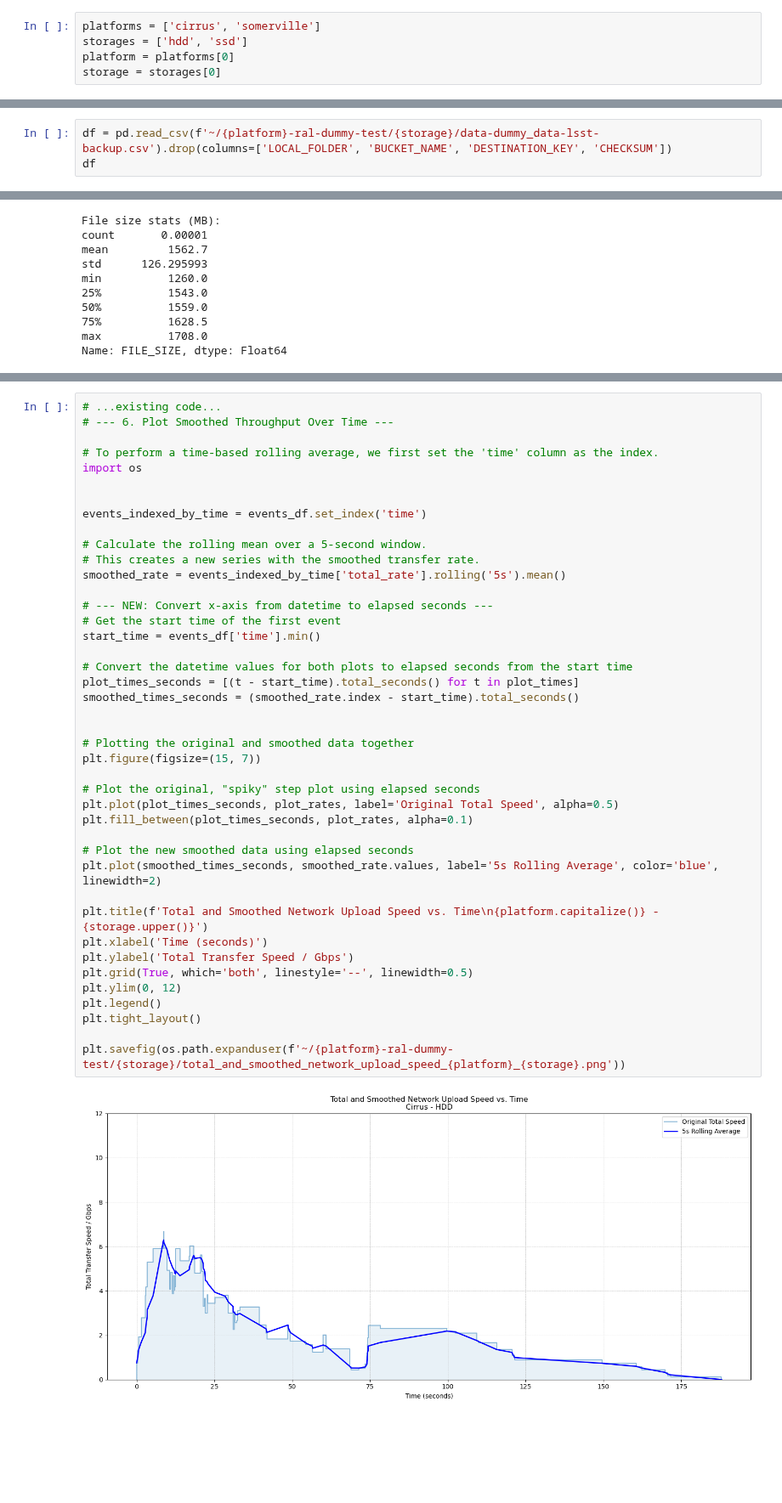
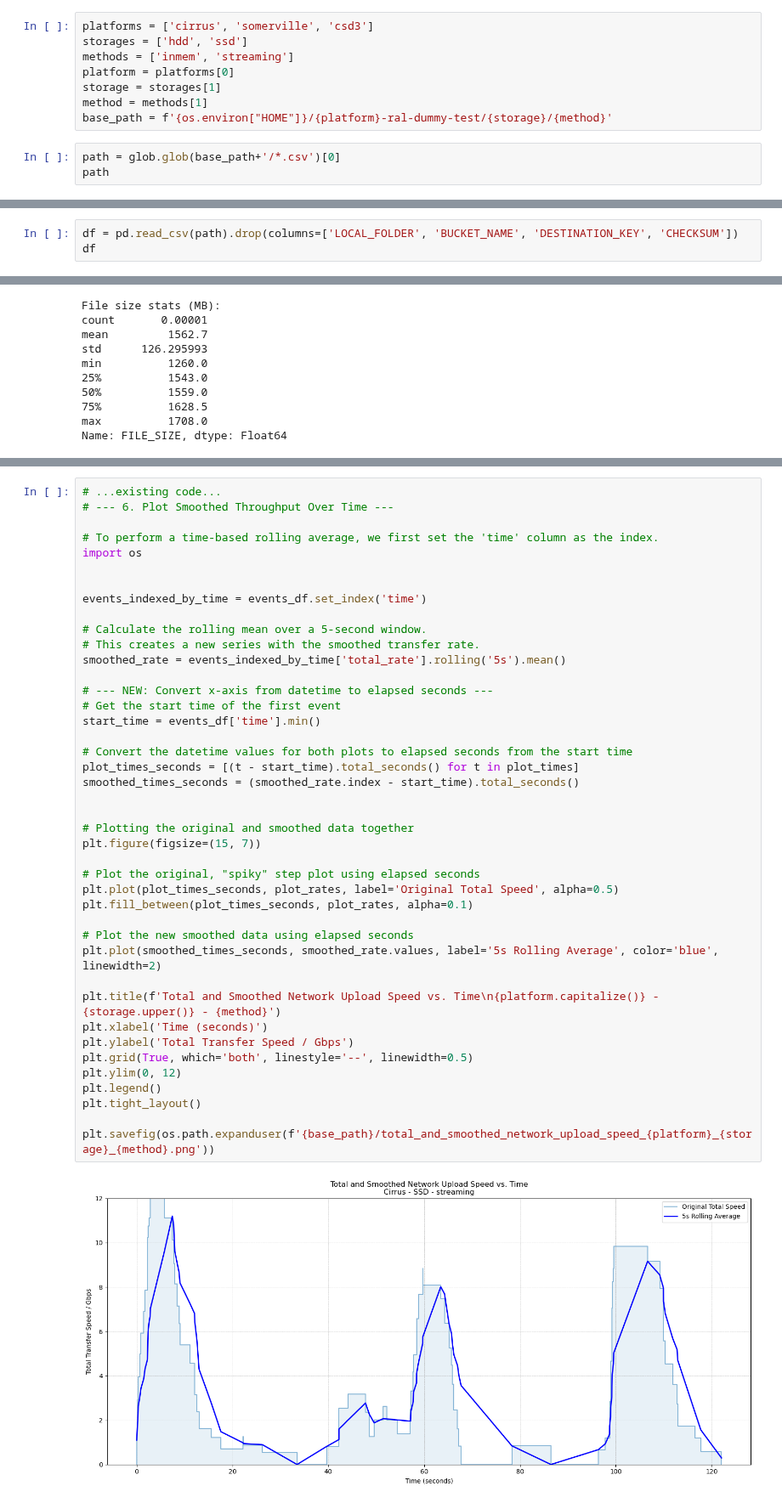
Before and after one commit to lsst-uk/csd3-echo-somerville, a Jupyter notebook: csd3-side/notebooks/transfer_speeds_from_log.ipynb, the cells around one changed output, grey strips where cells are left out. Shown at 85% size. Saved outputs shown, nothing was run; the diff lists cells and outputs as text; blank space fills up the shorter version.

```diff
--- a/csd3-side/notebooks/transfer_speeds_from_log.ipynb
+++ b/csd3-side/notebooks/transfer_speeds_from_log.ipynb
@@ -4,5 +6,11 @@ import matplotlib.pyplot as plt
 # %%
-platforms = ['cirrus', 'somerville']
+platforms = ['cirrus', 'somerville', 'csd3']
 storages = ['hdd', 'ssd']
+methods = ['inmem', 'streaming']
 platform = platforms[0]
-storage = storages[0]
+storage = storages[1]
+method = methods[1]
+base_path = f'{os.environ["HOME"]}/{platform}-ral-dummy-test/{storage}/{method}'
+# %%
+path = glob.glob(base_path+'/*.csv')[0]
+path
@@ -9,5 +19,5 @@ storage = storages[0]
 # %%
-df = pd.read_csv(f'~/{platform}-ral-dummy-test/{storage}/data-dummy_data-lsst-backup.csv').drop(columns=['LOCAL_FOLDER', 'BUCKET_NAME', 'DESTINATION_KEY', 'CHECKSUM'])
+df = pd.read_csv(path).drop(columns=['LOCAL_FOLDER', 'BUCKET_NAME', 'DESTINATION_KEY', 'CHECKSUM'])
 df
 # %% [output]
 |  | LOCAL_PATH | FILE_SIZE | ZIP_CONTENTS | FILES_PER_ZIP | UPLOAD_TIME | UPLOAD_START | UPLOAD_END |
@@ -562,33 +579,33 @@ events_indexed_by_time = events_df.set_index('time')
 # This creates a new series with the smoothed transfer rate.
 smoothed_rate = events_indexed_by_time['total_rate'].rolling('5s').mean()
 
 # --- NEW: Convert x-axis from datetime to elapsed seconds ---
 # Get the start time of the first event
 start_time = events_df['time'].min()
 
 # Convert the datetime values for both plots to elapsed seconds from the start time
 plot_times_seconds = [(t - start_time).total_seconds() for t in plot_times]
 smoothed_times_seconds = (smoothed_rate.index - start_time).total_seconds()
 
 
 # Plotting the original and smoothed data together
 plt.figure(figsize=(15, 7))
 
 # Plot the original, "spiky" step plot using elapsed seconds
 plt.plot(plot_times_seconds, plot_rates, label='Original Total Speed', alpha=0.5)
 plt.fill_between(plot_times_seconds, plot_rates, alpha=0.1)
 
 # Plot the new smoothed data using elapsed seconds
 plt.plot(smoothed_times_seconds, smoothed_rate.values, label='5s Rolling Average', color='blue', linewidth=2)
 
-plt.title(f'Total and Smoothed Network Upload Speed vs. Time\n{platform.capitalize()} - {storage.upper()}')
+plt.title(f'Total and Smoothed Network Upload Speed vs. Time\n{platform.capitalize()} - {storage.upper()} - {method}')
 plt.xlabel('Time (seconds)')
 plt.ylabel('Total Transfer Speed / Gbps')
 plt.grid(True, which='both', linestyle='--', linewidth=0.5)
 plt.ylim(0, 12)
 plt.legend()
 plt.tight_layout()
 
-plt.savefig(os.path.expanduser(f'~/{platform}-ral-dummy-test/{storage}/total_and_smoothed_network_upload_speed_{platform}_{storage}.png'))
+plt.savefig(os.path.expanduser(f'{base_path}/total_and_smoothed_network_upload_speed_{platform}_{storage}_{method}.png'))
 # %% [output]
-[figure, old version]
+[figure, new version]
```
Also changed, not shown: parts of 34 cells of this notebook, 2 other files.
